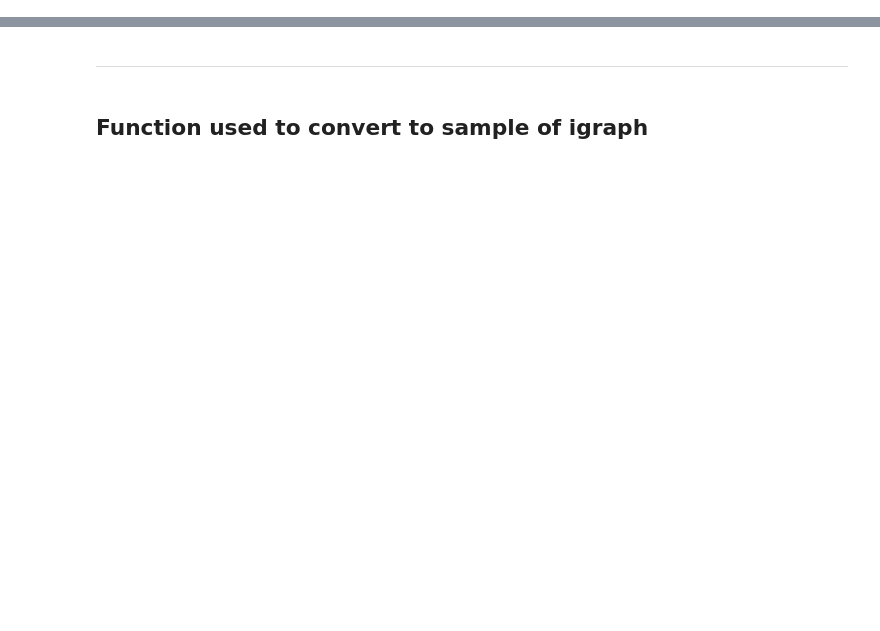
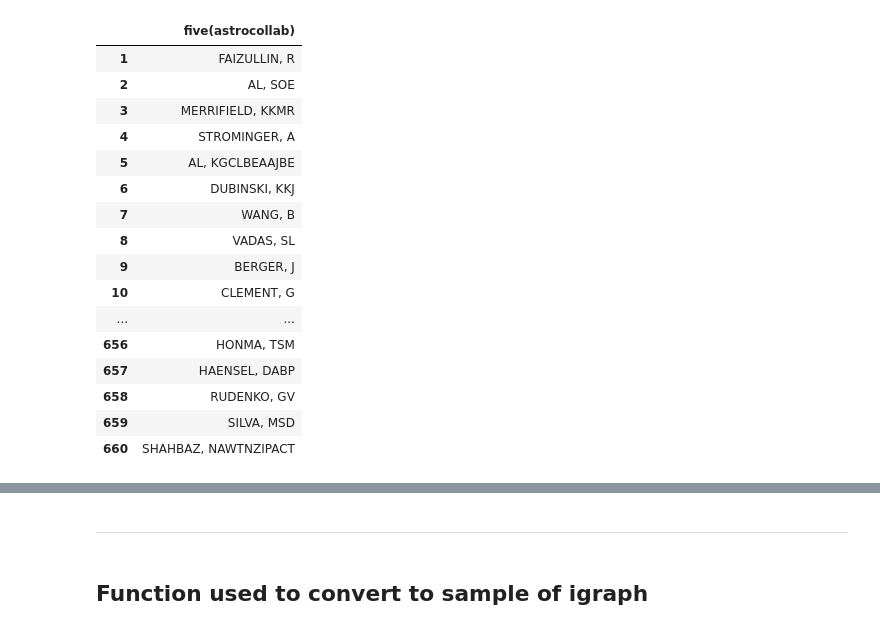
Before and after one commit to nriyer/project_3, a Jupyter notebook: project_1.ipynb, the cells around one changed output, grey strips where cells are left out. Drawn from its saved outputs; the diff is of its cells as text; code cells hidden in the pictures; blank space fills up the shorter version.

```diff
--- a/project_1.ipynb
+++ b/project_1.ipynb
@@ -26,0 +99,8 @@ attr(,"package")
+# %%
+# function to find all people more than 5 edges (degrees are the number of edges from each node and find names)
+five <- function(graph){
+    degrees <- degree(astrocollab)
+    a.1 <- degree(astrocollab) >= 5
+    names.1 <- names(which(degrees == a.1))
+    return(names.1)
+}
@@ -26,0 +132,5 @@ attr(,"package")
+# %%
+greater_than_five <- as.data.frame(five(astrocollab))
+greater_than_five <- na.omit(greater_than_five)
+greater_than_five
+# %% [output]
@@ -26,0 +140,17 @@ attr(,"package")
+|  | five(astrocollab) |
+| 1 | FAIZULLIN, R |
+| 2 | AL, SOE |
+| 3 | MERRIFIELD, KKMR |
+| 4 | STROMINGER, A |
+| 5 | AL, KGCLBEAAJBE |
+| 6 | DUBINSKI, KKJ |
+| 7 | WANG, B |
+| 8 | VADAS, SL |
+| 9 | BERGER, J |
+| 10 | CLEMENT, G |
+| ... | ... |
+| 656 | HONMA, TSM |
+| 657 | HAENSEL, DABP |
+| 658 | RUDENKO, GV |
+| 659 | SILVA, MSD |
+| 660 | SHAHBAZ, NAWTNZIPACT |
```
Also changed, not shown: parts of 52 cells of this notebook, 39 other files.
